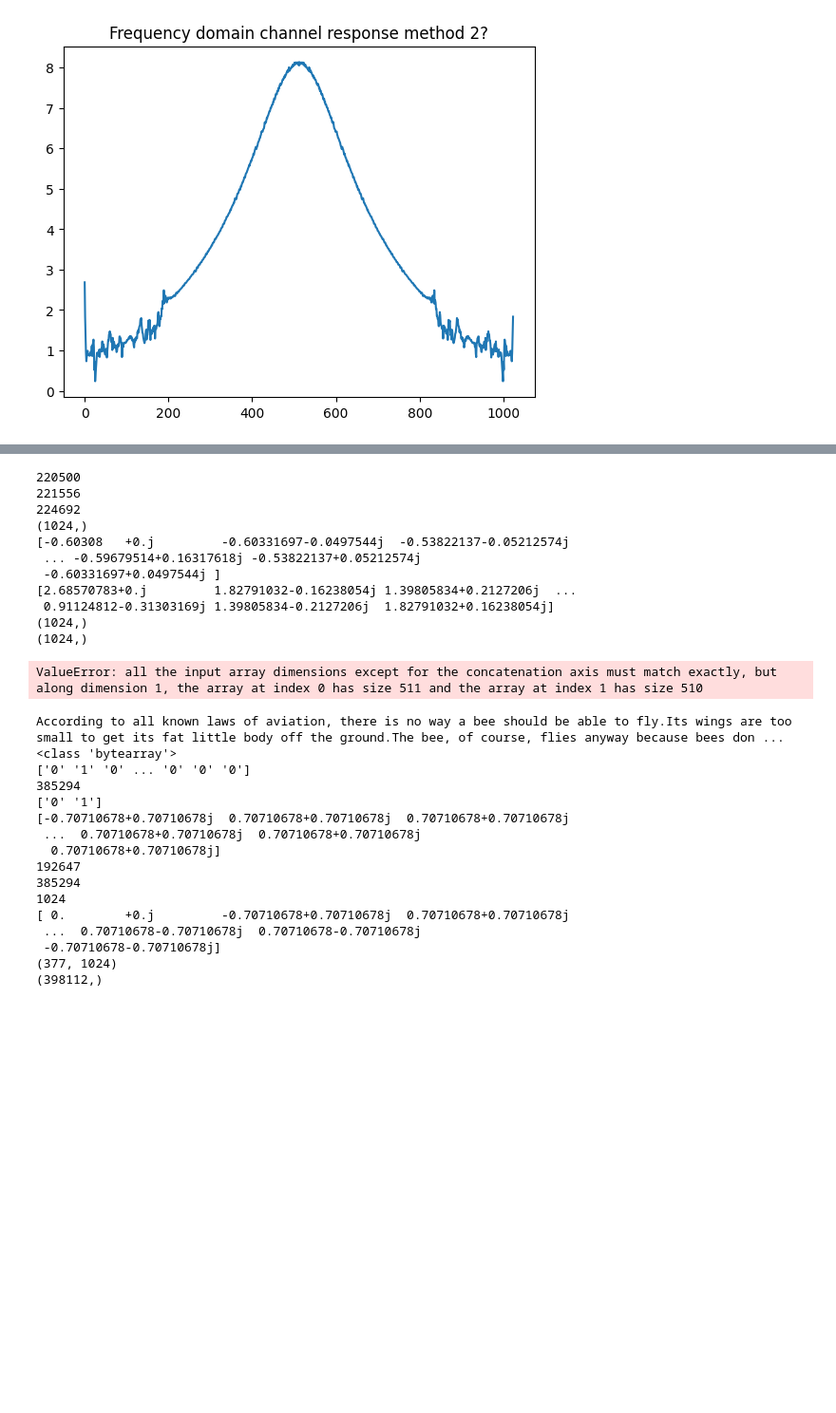
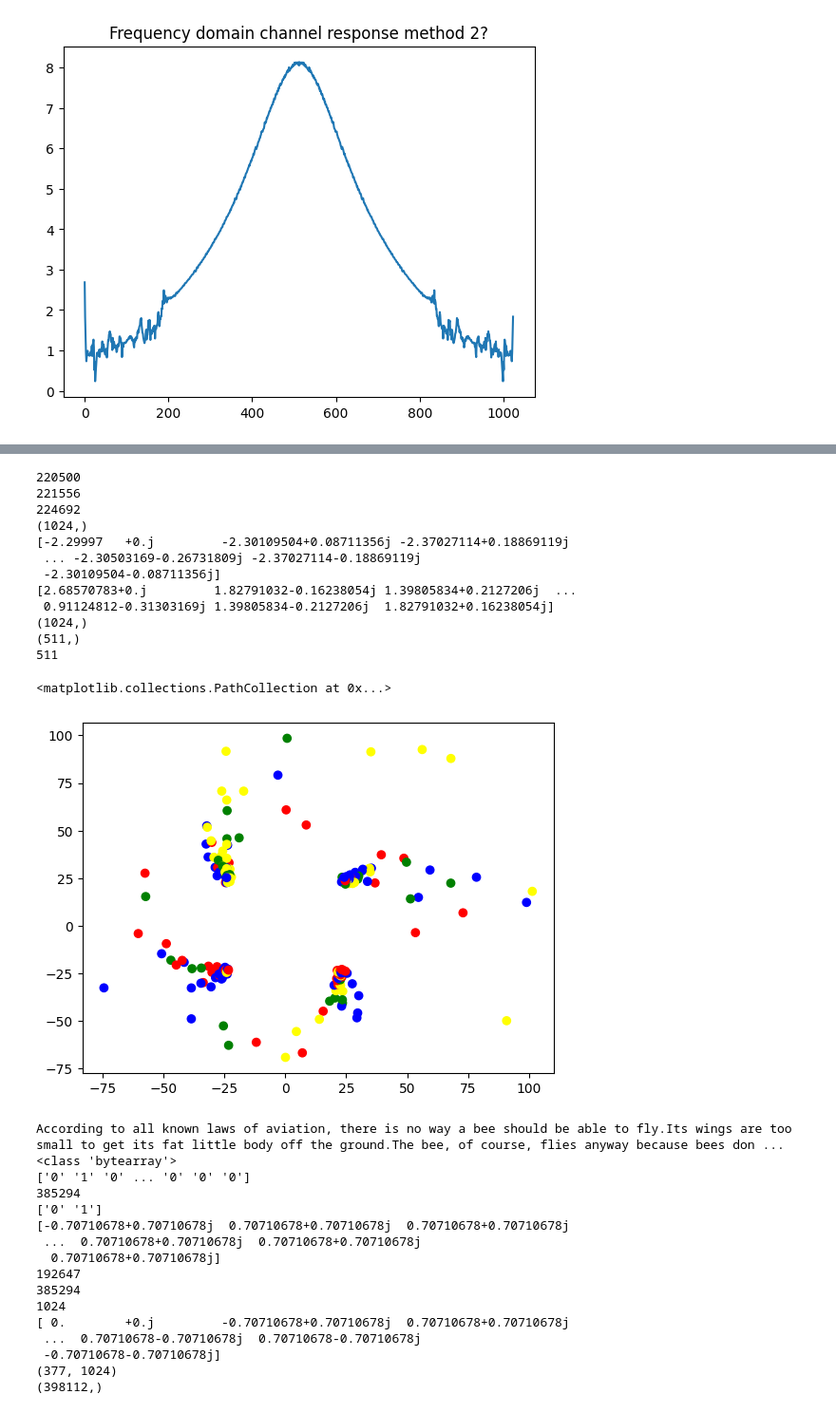
Before and after one commit to kmcm0707/GF3, a Jupyter notebook: full_decoder.ipynb, the cells around one changed output, grey strips where cells are left out. Shown at 95% size. Saved outputs shown, nothing was run; the diff lists cells and outputs as text; code cells hidden in the pictures; blank space fills up the shorter version.

```diff
--- a/full_decoder.ipynb
+++ b/full_decoder.ipynb
@@ -313,7 +313,7 @@ print(len(chirp))
 print(len(chirp) + 1056)
 print(Start_index)
 n = 1056
-index = 1
+index = 3
 Symbol_Two = y[Start_index + index*n :Start_index + (index+1)*n]
 Symbol_Two = Symbol_Two[32:]
 print(Symbol_Two.shape)
@@ -324,7 +324,7 @@ print(chanel_estimation.shape)
 Symbol_Two_correct = Symbol_Two / chanel_estimation
 Symbol_Two_correct_2 = Symbol_Two / chanel_estimation_2
 
-colours = []
+"""colours = []
 data = to_transmit[len(chirp) +32 + index * 1056: len(chirp) + 1056 + index * 1056]
 data = np.reshape(data, len(data))
 print(data.shape)
@@ -338,42 +338,65 @@ for x in data[1:512]:
     elif np.real(x) < 0 and np.imag(x) > 0:
         colours.append('blue')
         constelatons.append('B')
     elif np.real(x) < 0 and np.imag(x) < 0:
         colours.append('green')
         constelatons.append('C')
     elif np.real(x) > 0 and np.imag(x) < 0:
         colours.append('yellow')
         constelatons.append('D')
 
 constelatons = np.array(constelatons)
 decoded_symbol_two = []
-for x in Symbol_Two_correct[1:512]:
+for x in Symbol_Two_correct_2[1:512]:
     if np.real(x) > 0 and np.imag(x) > 0:
         decoded_symbol_two.append('A')
     elif np.real(x) < 0 and np.imag(x) > 0:
         decoded_symbol_two.append('B')
     elif np.real(x) < 0 and np.imag(x) < 0:
         decoded_symbol_two.append('C')
     elif np.real(x) > 0 and np.imag(x) < 0:
         decoded_symbol_two.append('D')
 
 decoded_symbol_two = np.array(decoded_symbol_two)
-comparison = np.vstack((constelatons, decoded_symbol_two))
-print(comparison.shape)
-plt.scatter(np.real(Symbol_Two_correct_2[400:511]), np.imag(Symbol_Two_correct_2[400:511]), c = colours[400:511])
+comparison = np.vstack((colours, decoded_symbol_two, Symbol_Two_correct_2[1:512]))"""
+
+constelatons = np.loadtxt("constelations.txt", dtype=str)
+constelatons = constelatons[index*511:(index+1)*511]
+colours = []
+for i in constelatons:
+    if i == 'A':
+        colours.append('red')
+    if i == 'B':
+        colours.append('blue')
+    if i == 'C':
+        colours.append('green')
+    if i == 'D':
+        colours.append('yellow')
+
+
+#print(Symbol_Two_correct_2[400:450])
+print(Symbol_Two_correct_2[1:512].shape)
+print(len(colours))
+index = 300
+index_2 = 511
+#print(comparison[:, index:index_2])
+#print(Symbol_Two_correct_2[index+1:index_2+1])
+plt.scatter(np.real(Symbol_Two_correct_2[index+1:index_2+1]), np.imag(Symbol_Two_correct_2[index+1:index_2+1]), c = colours[index:index_2])
 # %% [output]
 220500
 221556
 224692
 (1024,)
-[-0.60308   +0.j         -0.60331697-0.0497544j  -0.53822137-0.05212574j
- ... -0.59679514+0.16317618j -0.53822137+0.05212574j
- -0.60331697+0.0497544j ]
+[-2.29997   +0.j         -2.30109504+0.08711356j -2.37027114+0.18869119j
+ ... -2.30503169-0.26731809j -2.37027114-0.18869119j
+ -2.30109504-0.08711356j]
 [2.68570783+0.j         1.82791032-0.16238054j 1.39805834+0.2127206j  ...
  0.91124812-0.31303169j 1.39805834-0.2127206j  1.82791032+0.16238054j]
 (1024,)
-(1024,)
+(511,)
+511
-ValueError: all the input array dimensions except for the concatenation axis must match exactly, but along dimension 1, the array at index 0 has size 511 and the array at index 1 has size 510
+<matplotlib.collections.PathCollection at 0x...>
+[figure, added]
 # %%
 with open('transmitter/data_file.txt', 'r') as file:
     data = file.read().replace('\n', '')
```
Also changed, not shown: parts of 6 cells of this notebook.
